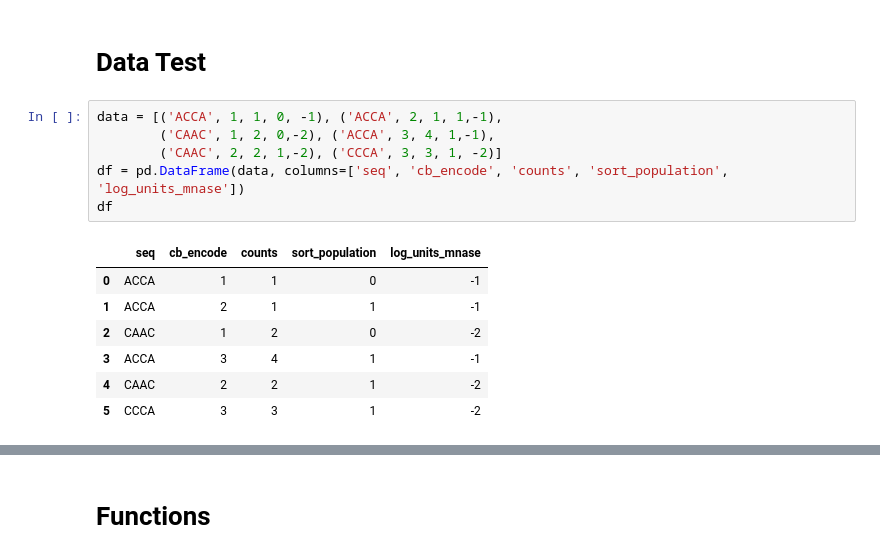
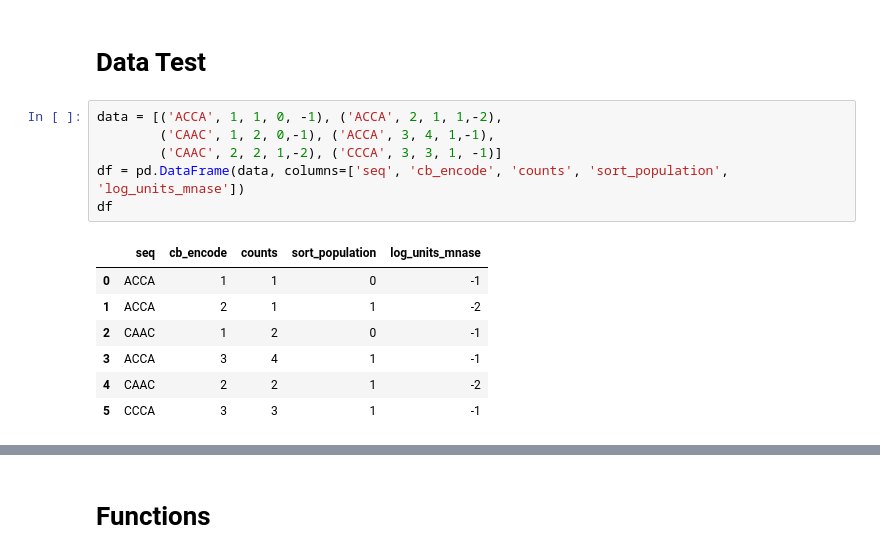
Before and after one commit to eugimarine/digestion_rates, a Jupyter notebook: 03_Boostrap_correlation.ipynb, the cells around one changed output, grey strips where cells are left out. Drawn from its saved outputs; the diff is of its cells as text.

```diff
--- a/03_Boostrap_correlation.ipynb
+++ b/03_Boostrap_correlation.ipynb
@@ -18,16 +18,16 @@ from scipy.signal import correlate
 # %% [markdown]
 # Data Test
 # %%
-data = [('ACCA', 1, 1, 0, -1), ('ACCA', 2, 1, 1,-1),
-        ('CAAC', 1, 2, 0,-2), ('ACCA', 3, 4, 1,-1),
-        ('CAAC', 2, 2, 1,-2), ('CCCA', 3, 3, 1, -2)]
+data = [('ACCA', 1, 1, 0, -1), ('ACCA', 2, 1, 1,-2),
+        ('CAAC', 1, 2, 0,-1), ('ACCA', 3, 4, 1,-1),
+        ('CAAC', 2, 2, 1,-2), ('CCCA', 3, 3, 1, -1)]
 df = pd.DataFrame(data, columns=['seq', 'cb_encode', 'counts', 'sort_population', 'log_units_mnase'])
 df
 # %% [output]
 |  | seq | cb_encode | counts | sort_population | log_units_mnase |
 | 0 | ACCA | 1 | 1 | 0 | -1 |
-| 1 | ACCA | 2 | 1 | 1 | -1 |
-| 2 | CAAC | 1 | 2 | 0 | -2 |
+| 1 | ACCA | 2 | 1 | 1 | -2 |
+| 2 | CAAC | 1 | 2 | 0 | -1 |
 | 3 | ACCA | 3 | 4 | 1 | -1 |
 | 4 | CAAC | 2 | 2 | 1 | -2 |
-| 5 | CCCA | 3 | 3 | 1 | -2 |
+| 5 | CCCA | 3 | 3 | 1 | -1 |
```
Also changed, not shown: parts of 29 cells of this notebook, 2 other files.
